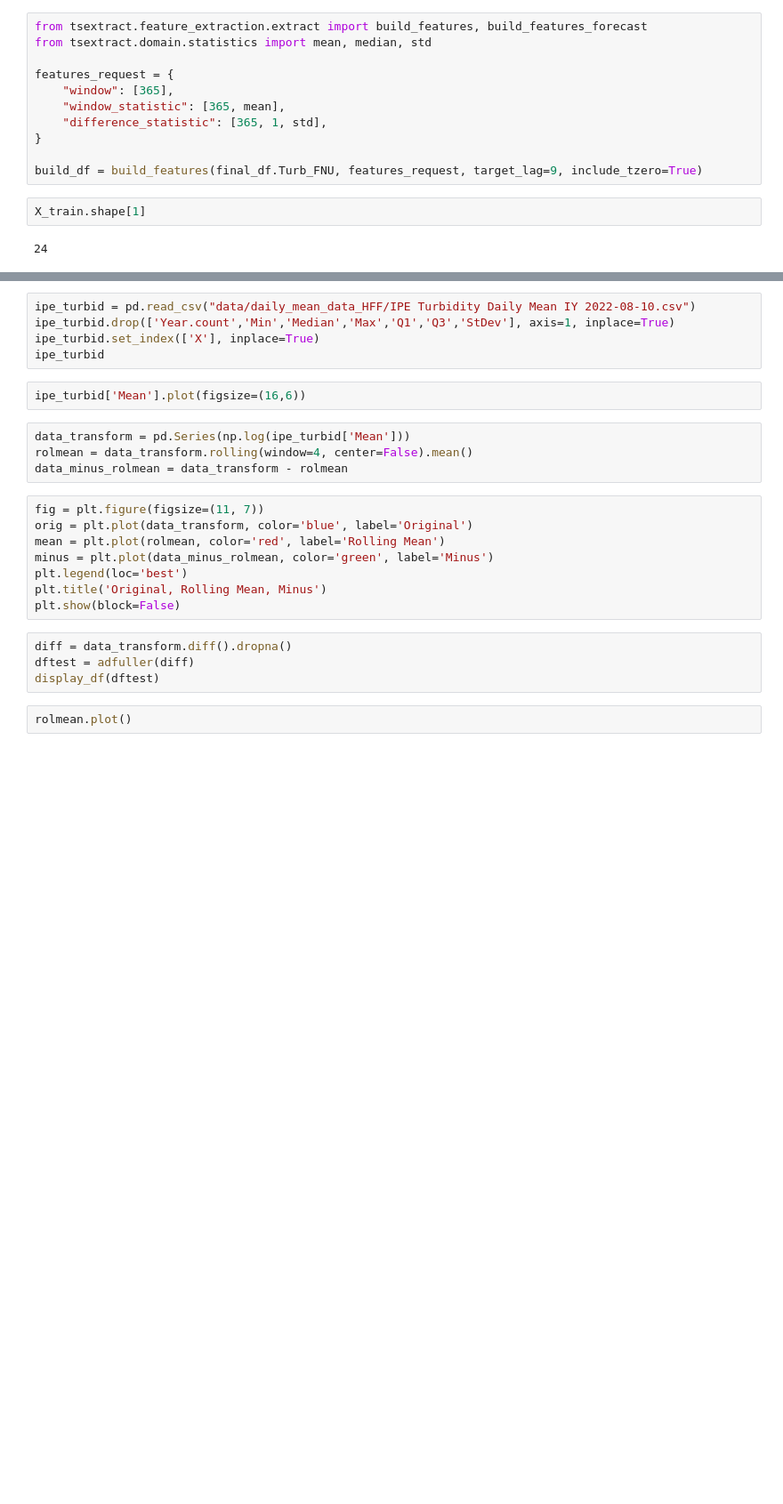
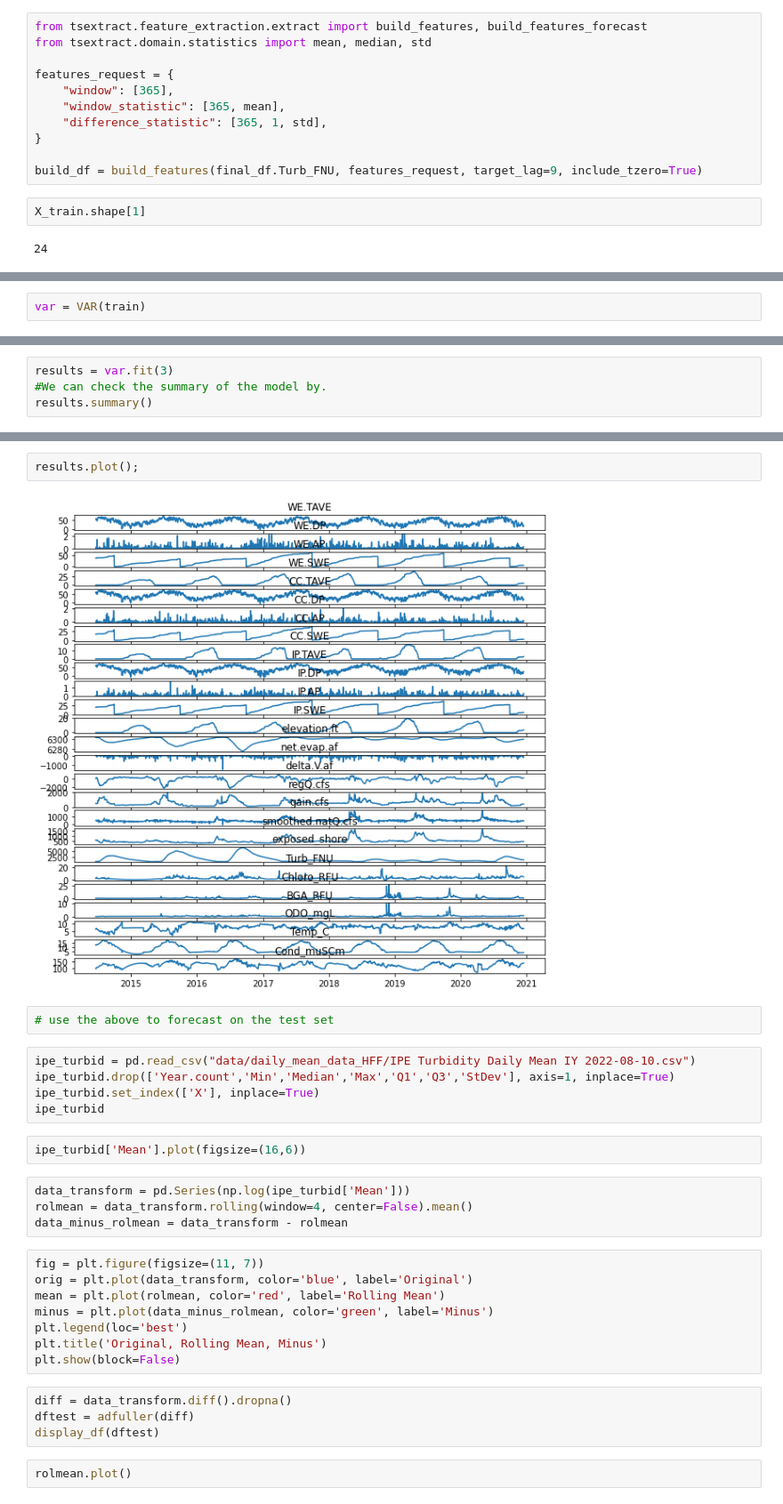
Before and after one commit to Krispy3/HFF_Water, a Jupyter notebook: scratch.ipynb, the cells around one changed output, grey strips where cells are left out. Shown at 89% size. Saved outputs shown, nothing was run; the diff lists cells and outputs as text; blank space fills up the shorter version.

```diff
--- a/scratch.ipynb
+++ b/scratch.ipynb
@@ -641,0 +689,2 @@ AttributeError: 'Sequential' object has no attribute 'score'
+# %%
+var = VAR(train)
@@ -641,0 +712,4 @@ AttributeError: 'Sequential' object has no attribute 'score'
+# %%
+results = var.fit(3)
+#We can check the summary of the model by.
+results.summary()
@@ -642,3 +734,9 @@ AttributeError: 'Sequential' object has no attribute 'score'
+# %%
+results.plot();
+# %% [output]
+[figure, added]
+# %%
+# use the above to forecast on the test set
 # %%
 ipe_turbid = pd.read_csv("data/daily_mean_data_HFF/IPE Turbidity Daily Mean IY 2022-08-10.csv")
 ipe_turbid.drop(['Year.count','Min','Median','Max','Q1','Q3','StDev'], axis=1, inplace=True)
```
Also changed, not shown: parts of 21 cells of this notebook, 1 other file.
